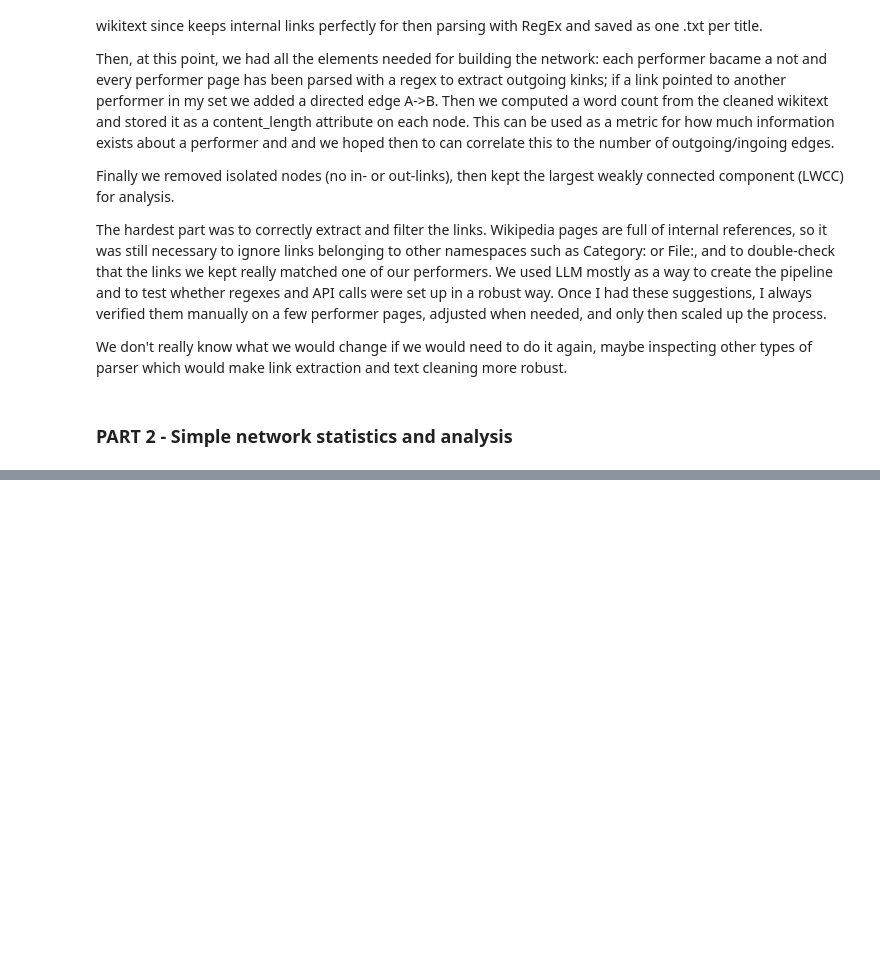
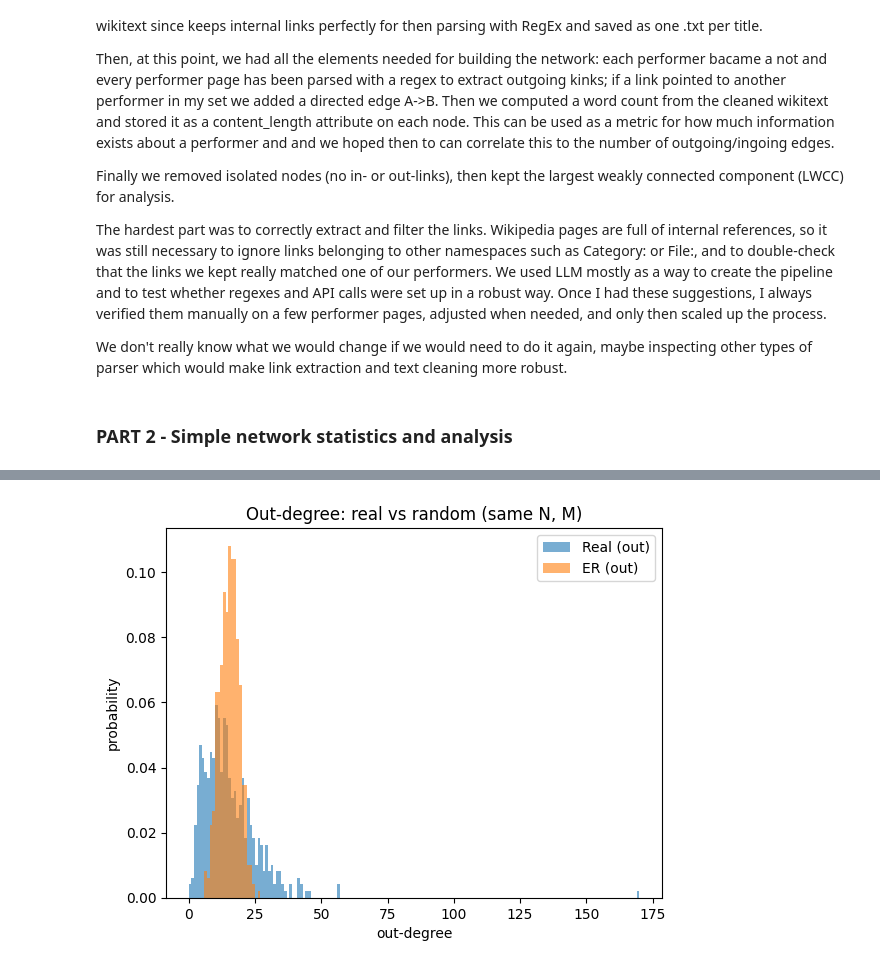
Before and after one commit to lovomanuel/sgi, a Jupyter notebook: Assignment1.ipynb, the cells around one changed output, grey strips where cells are left out. Saved outputs shown, nothing was run; the diff lists cells and outputs as text; code cells hidden in the pictures; blank space fills up the shorter version.

```diff
--- a/Assignment1.ipynb
+++ b/Assignment1.ipynb
@@ -57,0 +111,16 @@ We don't really know what we would change if we would need to do it again, maybe
+# %%
+ER = nx.gnm_random_graph(N, M, directed=True, seed=42)
+er_out = [d for _, d in ER.out_degree()]
+
+mx = max(out_deg + er_out) if (out_deg and er_out) else 0
+bins = range(0, mx+2)
+
+plt.figure()
+plt.hist(out_deg, bins=bins, density=True, alpha=0.6, label="Real (out)")
+plt.hist(er_out, bins=bins, density=True, alpha=0.6, label="ER (out)")
+plt.title("Out-degree: real vs random (same N, M)")
+plt.xlabel("out-degree"); plt.ylabel("probability")
+plt.legend()
+plt.show()
+# %% [output]
+[figure, added]
```
Also changed, not shown: parts of 10 cells of this notebook.
